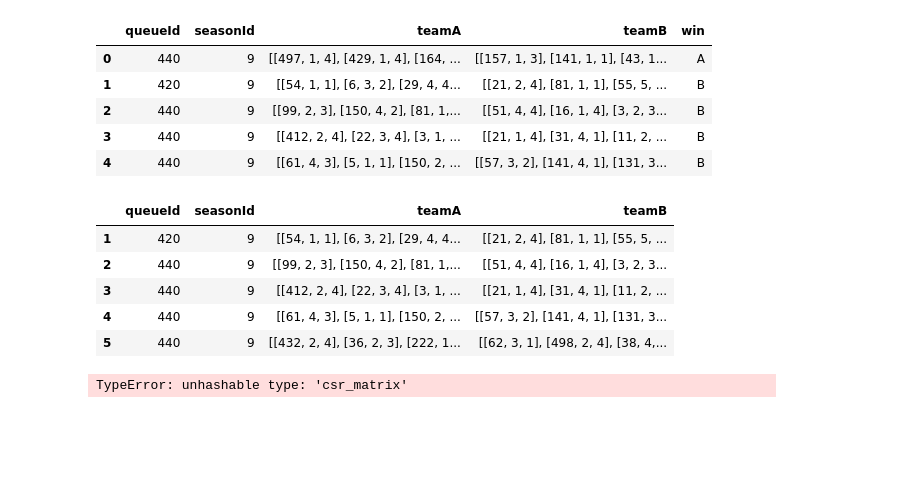
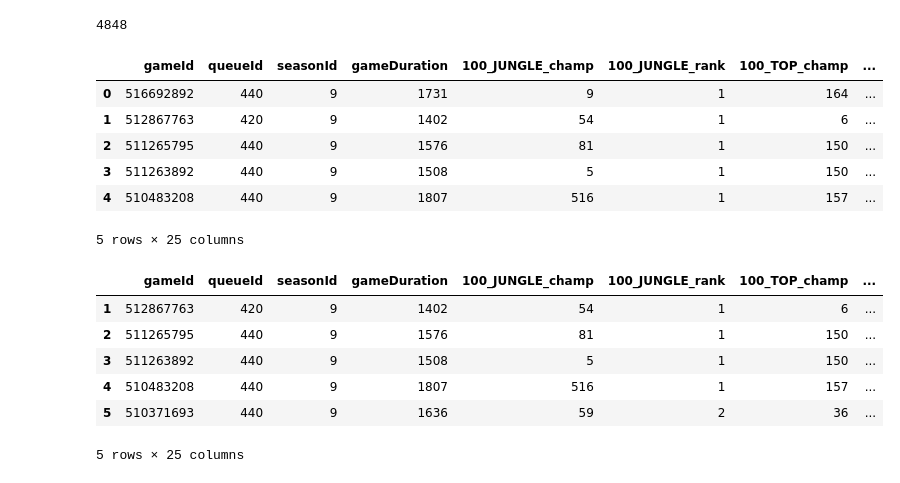
Before and after one commit to JoseMCO/LoLGetter, a Jupyter notebook: LoLPredictor/Trainner.ipynb, the cells around one changed output. Drawn from its saved outputs; the diff is of its cells as text; code cells hidden in the pictures; blank space fills up the shorter version.

```diff
--- a/LoLPredictor/Trainner.ipynb
+++ b/LoLPredictor/Trainner.ipynb
@@ -1,20 +1,17 @@
 # %%
 import pandas as pd
 import numpy as np
 df = pd.read_csv("matches.csv")
 df.drop(['gameVersion'],axis=1,inplace=True)
 
-cols = ['teamA_0','teamA_1','teamA_2','teamA_3','teamA_4','teamB_0','teamB_1','teamB_2','teamB_3','teamB_4']
-cols = ['teamA','teamB']
-for c in cols:
-    df[c] = df[c].str.split(';')
-    df[c] = df[c].apply(lambda x: np.split(np.array(x),5))
-
+print(len(df))
 df.head()
 # %% [output]
+4848
-|  | queueId | seasonId | teamA | teamB | win |
-| 0 | 440 | 9 | [[497, 1, 4], [429, 1, 4], [164, ... | [[157, 1, 3], [141, 1, 1], [43, 1... | A |
-| 1 | 420 | 9 | [[54, 1, 1], [6, 3, 2], [29, 4, 4... | [[21, 2, 4], [81, 1, 1], [55, 5, ... | B |
-| 2 | 440 | 9 | [[99, 2, 3], [150, 4, 2], [81, 1,... | [[51, 4, 4], [16, 1, 4], [3, 2, 3... | B |
-| 3 | 440 | 9 | [[412, 2, 4], [22, 3, 4], [3, 1, ... | [[21, 1, 4], [31, 4, 1], [11, 2, ... | B |
-| 4 | 440 | 9 | [[61, 4, 3], [5, 1, 1], [150, 2, ... | [[57, 3, 2], [141, 4, 1], [131, 3... | B |
+|  | gameId | queueId | seasonId | gameDuration | 100_JUNGLE_champ | 100_JUNGLE_rank | 100_TOP_champ | ... |
+| 0 | 516692892 | 440 | 9 | 1731 | 9 | 1 | 164 | ... |
+| 1 | 512867763 | 420 | 9 | 1402 | 54 | 1 | 6 | ... |
+| 2 | 511265795 | 440 | 9 | 1576 | 81 | 1 | 150 | ... |
+| 3 | 511263892 | 440 | 9 | 1508 | 5 | 1 | 150 | ... |
+| 4 | 510483208 | 440 | 9 | 1807 | 516 | 1 | 157 | ... |
+5 rows × 25 columns
@@ -27,31 +20,15 @@ import numpy as np
 np.random.seed(29)
 msk = np.random.rand(len(df)) < 0.8
 
-X_train = X[msk].copy()
-X_test = X[~msk].copy()
-y_train = Y[msk].copy()
-y_test = Y[~msk].copy()
+train = df[msk].copy()
+test = df[~msk].copy()
 
-X_train.head()
+train.head()
 # %% [output]
-|  | queueId | seasonId | teamA | teamB |
-| 1 | 420 | 9 | [[54, 1, 1], [6, 3, 2], [29, 4, 4... | [[21, 2, 4], [81, 1, 1], [55, 5, ... |
-| 2 | 440 | 9 | [[99, 2, 3], [150, 4, 2], [81, 1,... | [[51, 4, 4], [16, 1, 4], [3, 2, 3... |
-| 3 | 440 | 9 | [[412, 2, 4], [22, 3, 4], [3, 1, ... | [[21, 1, 4], [31, 4, 1], [11, 2, ... |
-| 4 | 440 | 9 | [[61, 4, 3], [5, 1, 1], [150, 2, ... | [[57, 3, 2], [141, 4, 1], [131, 3... |
-| 5 | 440 | 9 | [[432, 2, 4], [36, 2, 3], [222, 1... | [[62, 3, 1], [498, 2, 4], [38, 4,... |
+|  | gameId | queueId | seasonId | gameDuration | 100_JUNGLE_champ | 100_JUNGLE_rank | 100_TOP_champ | ... |
+| 1 | 512867763 | 420 | 9 | 1402 | 54 | 1 | 6 | ... |
+| 2 | 511265795 | 440 | 9 | 1576 | 81 | 1 | 150 | ... |
+| 3 | 511263892 | 440 | 9 | 1508 | 5 | 1 | 150 | ... |
+| 4 | 510483208 | 440 | 9 | 1807 | 516 | 1 | 157 | ... |
+| 5 | 510371693 | 440 | 9 | 1636 | 59 | 2 | 36 | ... |
+5 rows × 25 columns
-# %%
-from sklearn.feature_extraction.text import CountVectorizer
-
-def echo(args):
-    return args
-
-# Pre-proceso propio
-vectorizer = CountVectorizer(tokenizer=echo, preprocessor=echo, lowercase=False)
-X_train = vectorizer.fit_transform(X_train)
-X_test = vectorizer.transform(X_test)
-
-X_train = vectorizer.fit_transform(X_train)
-X_test = vectorizer.transform(X_test)
-# %% [output]
-TypeError: unhashable type: 'csr_matrix'
```
Also changed, not shown: parts of 15 cells of this notebook, 3 other files.
